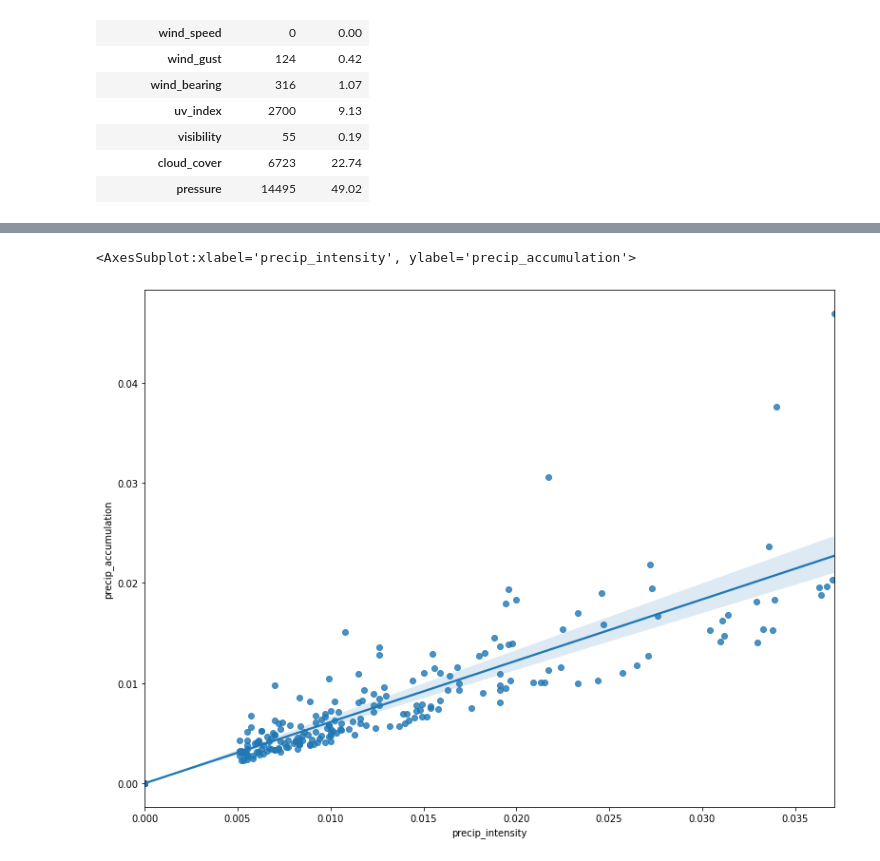
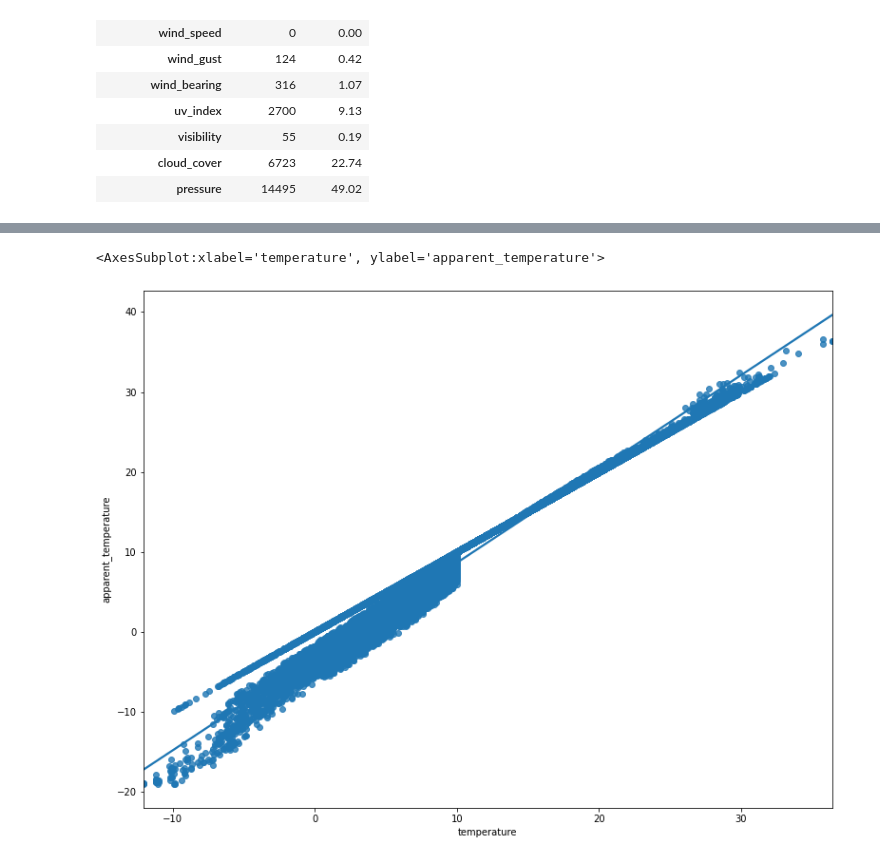
Before and after one commit to dorotheelaugwitz/master-thesis, a Jupyter notebook: clean_weather_data.ipynb, the cells around one changed output, grey strips where cells are left out. Cells and saved outputs as stored; diff of their text form; code cells hidden in the pictures.

Commit message:
Remove multicollinearity from weather data

```diff
--- a/clean_weather_data.ipynb
+++ b/clean_weather_data.ipynb
@@ -196,7 +174,8 @@ tmp[['precip_intensity', 'precip_probability']].describe()
+# %%
+df.drop('precip_accumulation', axis=1, inplace=True)
 # %%
 plt.figure(figsize=(13, 10))
-tmp = df.loc[df.precip_intensity <= df.precip_intensity.quantile(0.9)]
-sns.regplot(data=tmp, x='precip_intensity', y='precip_accumulation')
+sns.regplot(data=df, x='temperature', y='apparent_temperature')
 # %% [output]
-<AxesSubplot:xlabel='precip_intensity', ylabel='precip_accumulation'>
+<AxesSubplot:xlabel='temperature', ylabel='apparent_temperature'>
-[figure, old version]
+[figure, new version]
```
Also changed, not shown: parts of 30 cells of this notebook, 3 other files.
